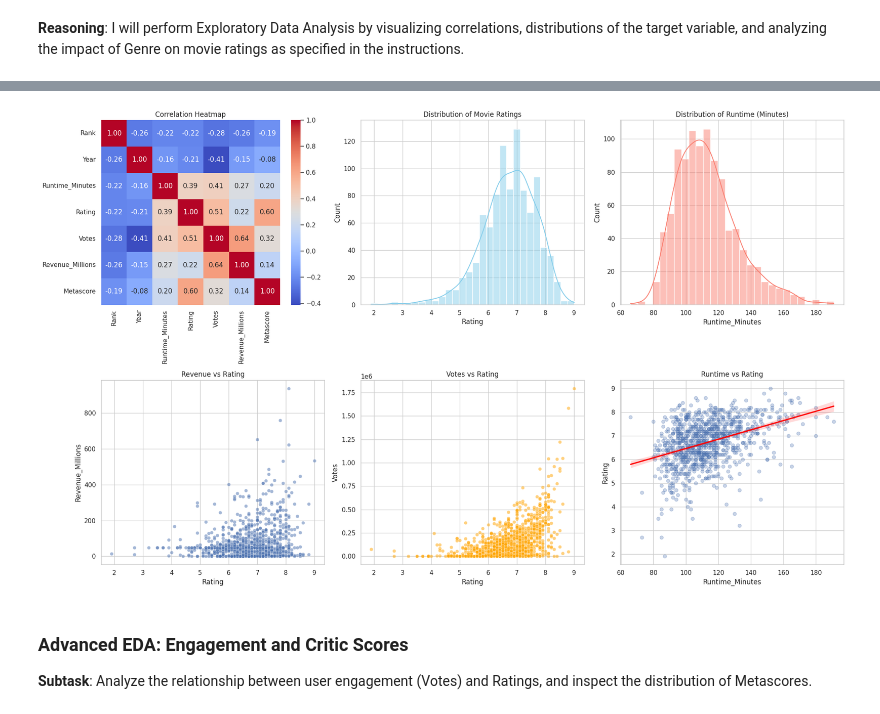
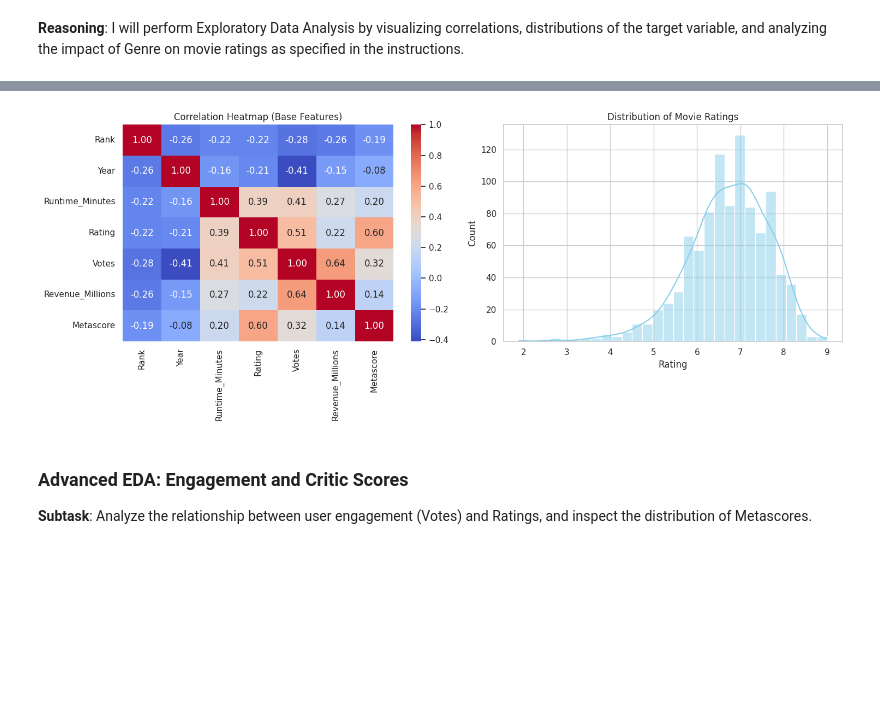
Before and after one commit to s6604053620019-a11y/colab, a Jupyter notebook: IMDB.ipynb, the cells around one changed output, grey strips where cells are left out. Drawn from its saved outputs; the diff is of its cells as text; code cells hidden in the pictures; blank space fills up the shorter version.

```diff
--- a/IMDB.ipynb
+++ b/IMDB.ipynb
@@ -128,41 +174,25 @@ I will perform Exploratory Data Analysis by visualizing correlations, distributi
 # %%
 import matplotlib.pyplot as plt
 import seaborn as sns
 
-# Set plot style
+# เก็บเฉพาะกราฟที่เป็นเอกลักษณ์และไม่ซ้ำซ้อน
 sns.set(style='whitegrid')
-fig, axes = plt.subplots(2, 3, figsize=(20, 12))
+fig, axes = plt.subplots(1, 2, figsize=(15, 6))
 
-# 1. Correlation Heatmap
+# 1. Correlation Heatmap (Original Numerical)
 numerical_cols = ['Rank', 'Year', 'Runtime_Minutes', 'Rating', 'Votes', 'Revenue_Millions', 'Metascore']
 corr_matrix = df[numerical_cols].corr()
-sns.heatmap(corr_matrix, annot=True, cmap='coolwarm', fmt='.2f', ax=axes[0, 0])
-axes[0, 0].set_title('Correlation Heatmap')
+sns.heatmap(corr_matrix, annot=True, cmap='coolwarm', fmt='.2f', ax=axes[0])
+axes[0].set_title('Correlation Heatmap (Base Features)')
 
 # 2. Distribution of Rating
-sns.histplot(df['Rating'], kde=True, color='skyblue', ax=axes[0, 1])
-axes[0, 1].set_title('Distribution of Movie Ratings')
-
-# 3. New EDA: Distribution of Runtime
-sns.histplot(df['Runtime_Minutes'], kde=True, color='salmon', ax=axes[0, 2])
-axes[0, 2].set_title('Distribution of Runtime (Minutes)')
-
-# 4. Scatter plot: Revenue vs Rating
-sns.scatterplot(data=df, x='Rating', y='Revenue_Millions', alpha=0.5, ax=axes[1, 0])
-axes[1, 0].set_title('Revenue vs Rating')
-
-# 5. Scatter plot: Votes vs Rating
-sns.scatterplot(data=df, x='Rating', y='Votes', alpha=0.5, color='orange', ax=axes[1, 1])
-axes[1, 1].set_title('Votes vs Rating')
-
-# 6. Runtime vs Rating
-sns.regplot(data=df, x='Runtime_Minutes', y='Rating', scatter_kws={'alpha':0.3}, line_kws={'color':'red'}, ax=axes[1, 2])
-axes[1, 2].set_title('Runtime vs Rating')
+sns.histplot(df['Rating'], kde=True, color='skyblue', ax=axes[1])
+axes[1].set_title('Distribution of Movie Ratings')
 
 plt.tight_layout()
 plt.show()
 # %% [output]
-[figure, old version]
+[figure, new version]
 # %% [markdown]
 ### Advanced EDA: Engagement and Critic Scores
 
```
Also changed, not shown: parts of 22 cells of this notebook.
